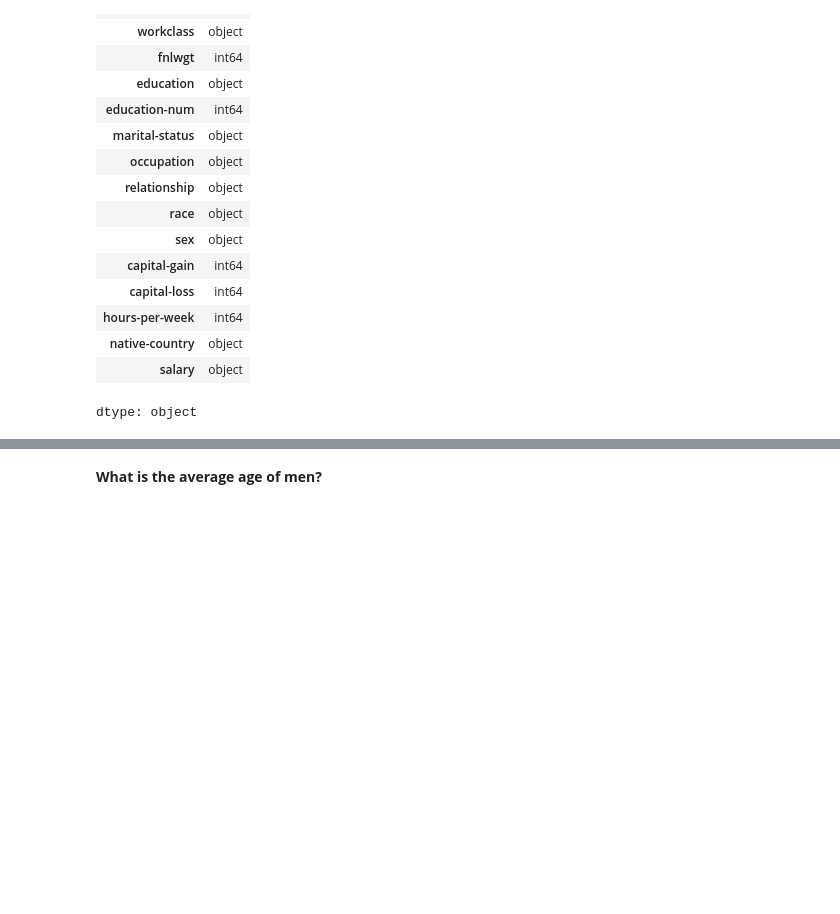
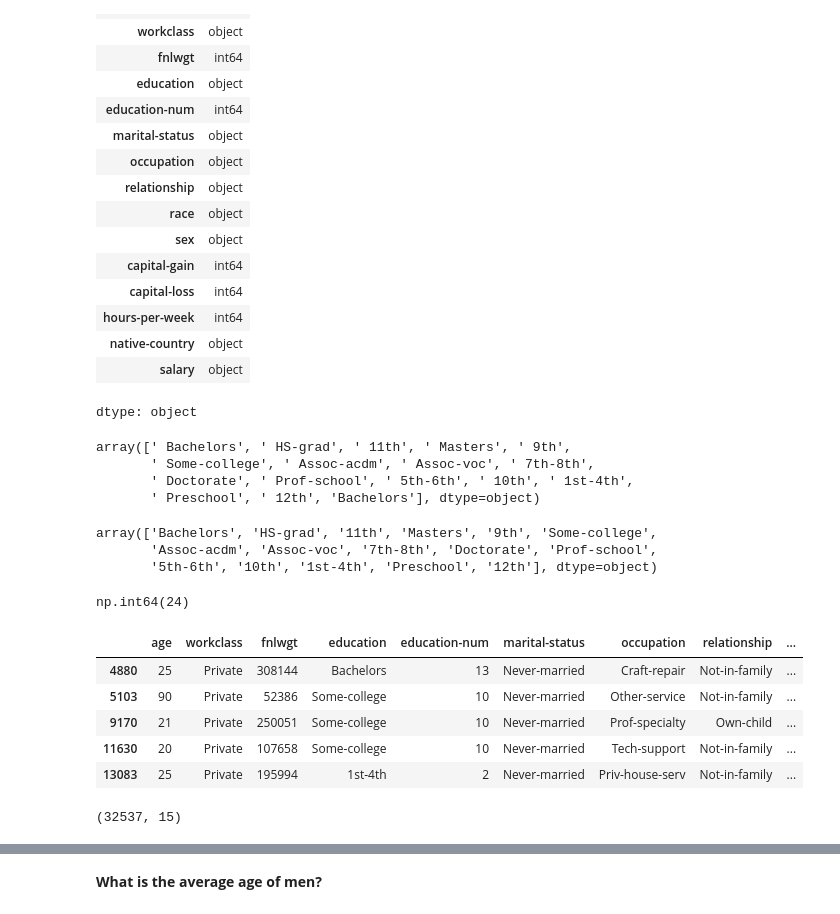
Before and after one commit to mfernandezzz/Data-Analysis-Projects, a Jupyter notebook: demographic_data_analyzer.ipynb, the cells around one changed output, grey strips where cells are left out. Drawn from its saved outputs; the diff is of its cells as text; code cells hidden in the pictures; blank space fills up the shorter version.

```diff
--- a/demographic_data_analyzer.ipynb
+++ b/demographic_data_analyzer.ipynb
@@ -60,3 +99,10 @@ df.dtypes
 | native-country | object |
 | salary | object |
 dtype: object
+# %%
+df['education'].unique()
+# %% [output]
+array([' Bachelors', ' HS-grad', ' 11th', ' Masters', ' 9th',
+       ' Some-college', ' Assoc-acdm', ' Assoc-voc', ' 7th-8th',
+       ' Doctorate', ' Prof-school', ' 5th-6th', ' 10th', ' 1st-4th',
+       ' Preschool', ' 12th', 'Bachelors'], dtype=object)
@@ -62,0 +113,21 @@ dtype: object
+# %%
+df['education'].unique()
+# %% [output]
+array(['Bachelors', 'HS-grad', '11th', 'Masters', '9th', 'Some-college',
+       'Assoc-acdm', 'Assoc-voc', '7th-8th', 'Doctorate', 'Prof-school',
+       '5th-6th', '10th', '1st-4th', 'Preschool', '12th'], dtype=object)
+# %%
+df.duplicated().sum()
+# %% [output]
+np.int64(24)
+# %%
+mask_dupples = df.duplicated()
+show_duplicated = df.loc[mask_dupples]
+show_duplicated.head()
+# %% [output]
+|  | age | workclass | fnlwgt | education | education-num | marital-status | occupation | relationship | ... |
+| 4880 | 25 | Private | 308144 | Bachelors | 13 | Never-married | Craft-repair | Not-in-family | ... |
+| 5103 | 90 | Private | 52386 | Some-college | 10 | Never-married | Other-service | Not-in-family | ... |
+| 9170 | 21 | Private | 250051 | Some-college | 10 | Never-married | Prof-specialty | Own-child | ... |
+| 11630 | 20 | Private | 107658 | Some-college | 10 | Never-married | Tech-support | Not-in-family | ... |
+| 13083 | 25 | Private | 195994 | 1st-4th | 2 | Never-married | Priv-house-serv | Not-in-family | ... |
@@ -62,0 +136,4 @@ dtype: object
+# %%
+df.shape
+# %% [output]
+(32537, 15)
```
Also changed, not shown: parts of 78 cells of this notebook.
